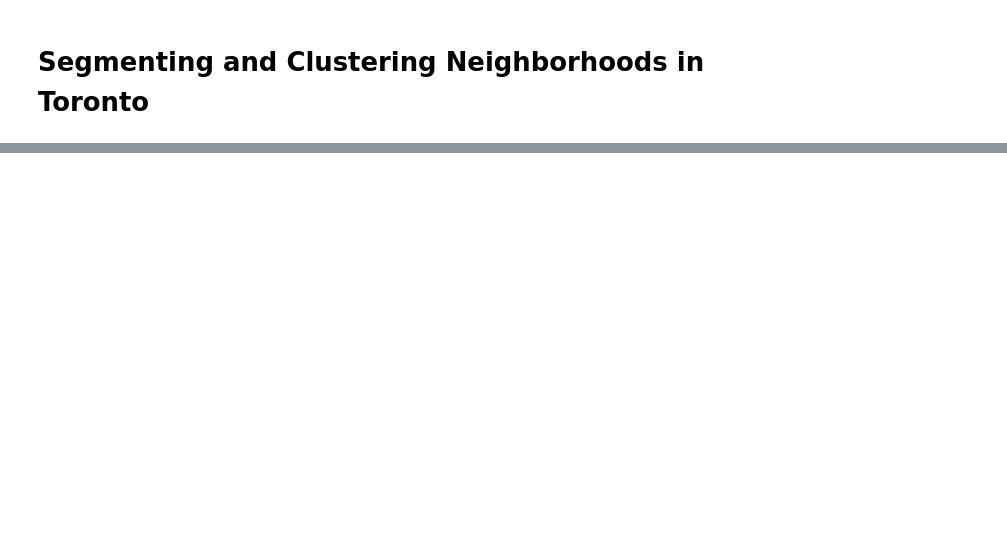
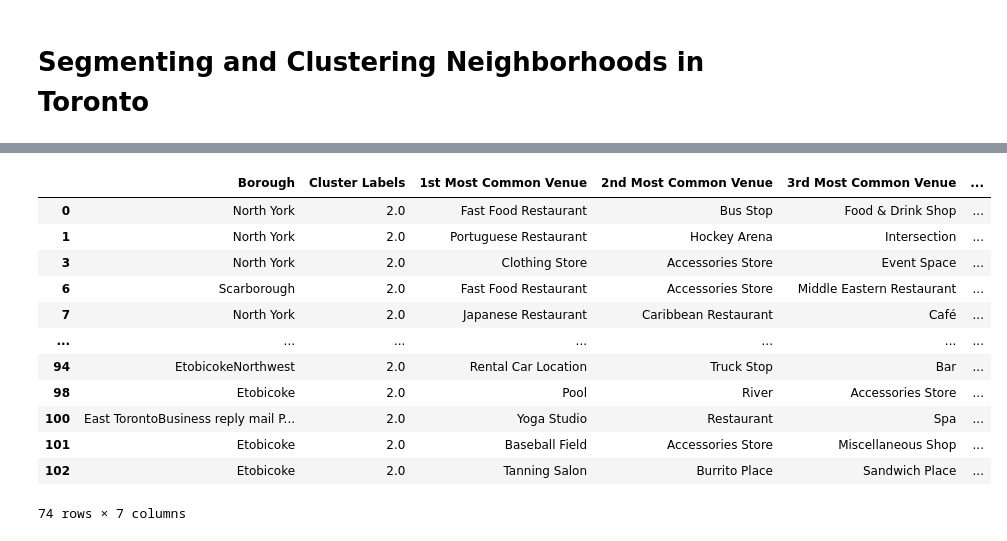
Before and after one commit to cavs1010/Coursera_capstone, a Jupyter notebook: Coursera_capstone.ipynb, the cells around one changed output, grey strips where cells are left out. Saved outputs shown, nothing was run; the diff lists cells and outputs as text; code cells hidden in the pictures; blank space fills up the shorter version.

```diff
--- a/Coursera_capstone.ipynb
+++ b/Coursera_capstone.ipynb
@@ -37,0 +356,16 @@ df.head()
+# %%
+toronto_merged.loc[toronto_merged['Cluster Labels'] == 2, toronto_merged.columns[[1] + list(range(5, toronto_merged.shape[1]))]]
+# %% [output]
+|  | Borough | Cluster Labels | 1st Most Common Venue | 2nd Most Common Venue | 3rd Most Common Venue | ... |
+| 0 | North York | 2.0 | Fast Food Restaurant | Bus Stop | Food & Drink Shop | ... |
+| 1 | North York | 2.0 | Portuguese Restaurant | Hockey Arena | Intersection | ... |
+| 3 | North York | 2.0 | Clothing Store | Accessories Store | Event Space | ... |
+| 6 | Scarborough | 2.0 | Fast Food Restaurant | Accessories Store | Middle Eastern Restaurant | ... |
+| 7 | North York | 2.0 | Japanese Restaurant | Caribbean Restaurant | Café | ... |
+| ... | ... | ... | ... | ... | ... | ... |
+| 94 | EtobicokeNorthwest | 2.0 | Rental Car Location | Truck Stop | Bar | ... |
+| 98 | Etobicoke | 2.0 | Pool | River | Accessories Store | ... |
+| 100 | East TorontoBusiness reply mail P... | 2.0 | Yoga Studio | Restaurant | Spa | ... |
+| 101 | Etobicoke | 2.0 | Baseball Field | Accessories Store | Miscellaneous Shop | ... |
+| 102 | Etobicoke | 2.0 | Tanning Salon | Burrito Place | Sandwich Place | ... |
+74 rows × 7 columns
```
Also changed, not shown: parts of 31 cells of this notebook, 1 other file.
